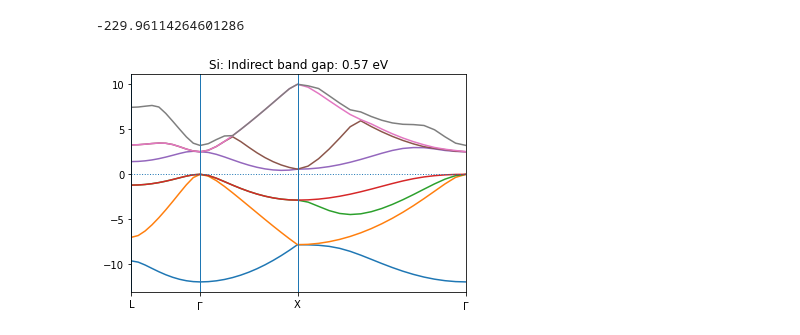
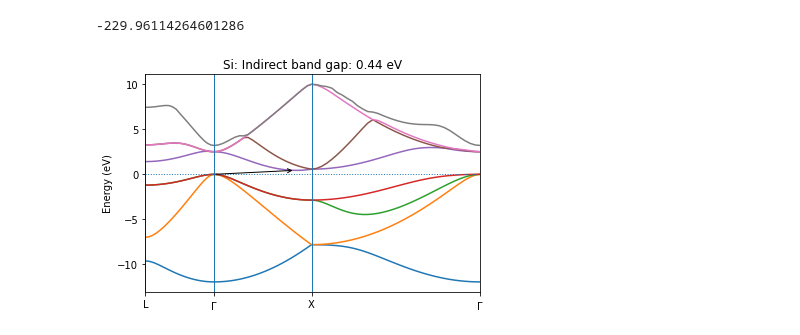
Before and after one commit to jochym/abinitio-methods, a Jupyter notebook: 05_Electronic structure.ipynb, the cells around one changed output. Drawn from its saved outputs; the diff is of its cells as text; code cells hidden in the pictures.

```diff
--- a/05_Electronic structure.ipynb
+++ b/05_Electronic structure.ipynb
@@ -74,17 +74,24 @@ Si.calc.calculate()
 # %%
 pth = Si.calc.results['ibz_kpoints']
 pth = array([0]+list(norm(pth[1:]-pth[:-1], axis=1))).cumsum()
-ev = Si.calc.results['eigenvalues'][0]
-Efermi = ev[10][1]
+ev = Si.calc.results['eigenvalues'][0].T
+Efermi = ev[3].max()
 # %%
-for bnd in ev.T:
+kpnts = [0,20,43,76]
+for bnd in ev:
     plot(pth, bnd-Efermi)
-axhline(ev[10][1]-Efermi, ls=":", lw=1)
-for k in pth[array([0,10,22,38])]:
+axhline(ls=":", lw=1)
+for k in pth[array(kpnts)]:
     axvline(k, lw=1)
-xticks(pth[array([0,10,22,38])], ['L', '$\Gamma$', 'X', '$\Gamma$']);
-title(f'Si: Indirect band gap: {ev[22][4]-ev[10][1]:.2f} eV')
+xticks(pth[array(kpnts)], ['L', '$\Gamma$', 'X', '$\Gamma$']);
+title(f'Si: Indirect band gap: {ev[4].min()-ev[2].max():.2f} eV')
 xlim(pth[0], pth[-1])
+frm = ev[3].argmax()
+to = ev[4].argmin()
+annotate("", xy=(pth[to], ev[4][to]-Efermi),
+         xytext=(pth[frm], ev[3][frm]-Efermi),
+         arrowprops=dict(arrowstyle="->"))
+ylabel('Energy (eV)')
 savefig('Si_bs_abinit.pdf')
 # %% [output]
-[figure, old version]
+[figure, new version]
```
Also changed, not shown: parts of 1 cell of this notebook, 1 other file.
